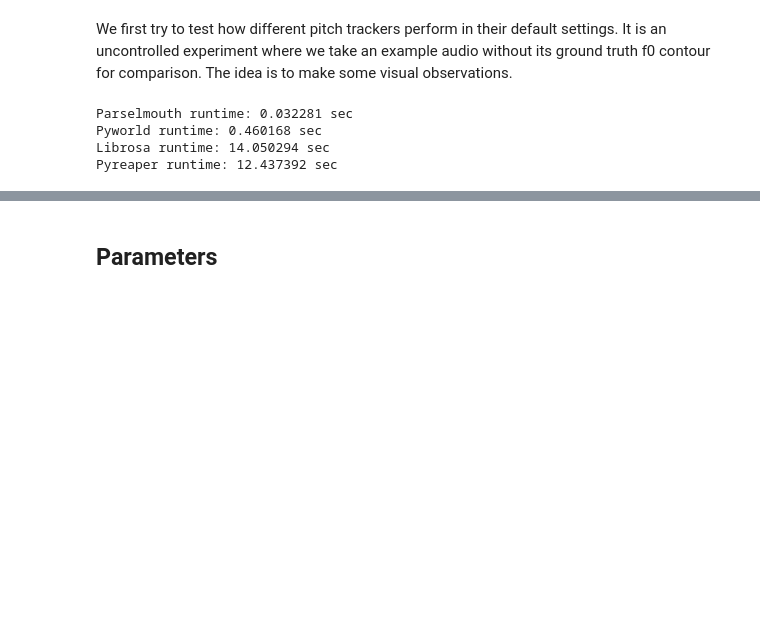
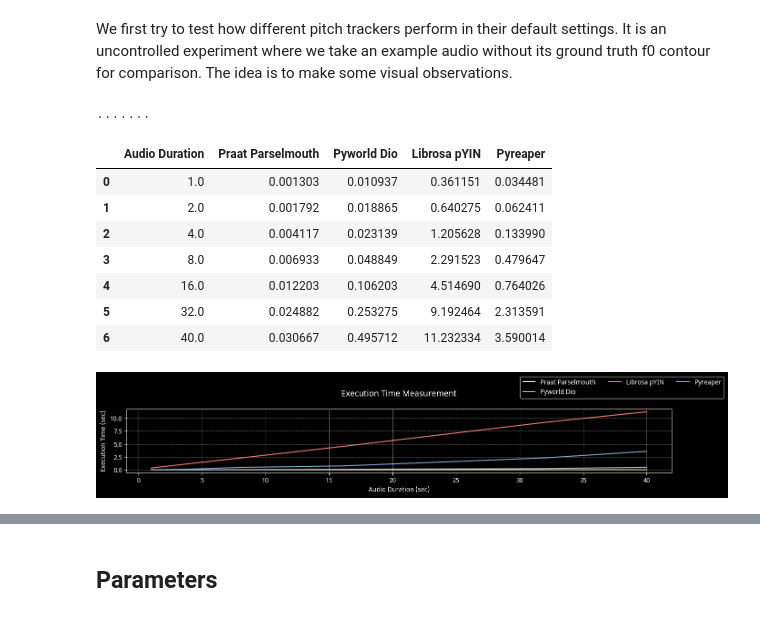
Before and after one commit to meluron-codecafe/devquest, a Jupyter notebook: notebooks/TOOL-Comparing_Pitch_Trackers.ipynb, the cells around one changed output, grey strips where cells are left out. Cells and saved outputs as stored; diff of their text form; code cells hidden in the pictures; blank space fills up the shorter version.

```diff
--- a/notebooks/TOOL-Comparing_Pitch_Trackers.ipynb
+++ b/notebooks/TOOL-Comparing_Pitch_Trackers.ipynb
@@ -107,17 +144,31 @@ def get_f0_contour(y, sr, lib):
-# %%
-f0_pm, t_pm, runtime = get_f0_contour(y=y, sr=sr, lib="pm") # Parselmouth
-print(f"Parselmouth runtime: {runtime:4f} sec")
-
-f0_pw, t_pw, runtime = get_f0_contour(y=y, sr=sr, lib="pw") # Pyworld
-print(f"Pyworld runtime: {runtime:4f} sec")
-
-f0_lr, t_lr, runtime = get_f0_contour(y=y, sr=sr, lib="lr") # Librosa
-print(f"Librosa runtime: {runtime:4f} sec")
-
-f0_pr, t_pr, runtime = get_f0_contour(y=y, sr=sr, lib="pr") # Pyreaper
-print(f"Pyreaper runtime: {runtime:4f} sec")
-# %% [output]
-Parselmouth runtime: 0.032281 sec
-Pyworld runtime: 0.460168 sec
-Librosa runtime: 14.050294 sec
-Pyreaper runtime: 12.437392 sec
+# %%
+runtime_df = pd.DataFrame(columns=["Audio Duration", "Praat Parselmouth", "Pyworld Dio", "Librosa pYIN", "Pyreaper"])
+
+durs = [1, 2, 4, 8, 16, 32, 40] # We will test for audio of these duration (seconds)
+for dur in durs:
+    print(".", end="")
+    result = test_time_complexity(dur) # Duration of the loaded audio signal, Execution time for Praat Parselmouth, Pyworld Dio, Librosa pYIN, Pyreaper in seconds
+    runtime_df.loc[len(runtime_df)] = result
+# %% [output]
+.......
+# %%
+fig = ms.fig("s")
+fig.add_signal(runtime_df['Praat Parselmouth'], runtime_df['Audio Duration'], label="Praat Parselmouth", ax=1)
+fig.add_signal(runtime_df['Pyworld Dio'], runtime_df['Audio Duration'], label="Pyworld Dio", ax=1)
+fig.add_signal(runtime_df['Librosa pYIN'], runtime_df['Audio Duration'], label="Librosa pYIN", ax=1)
+fig.add_signal(runtime_df['Pyreaper'], runtime_df['Audio Duration'], label="Pyreaper", ax=1, ylabel="Execution Time (sec)")
+fig.add_xlabel("Audio Duration (sec)")
+fig.add_title("Execution Time Measurement")
+fig.add_legend(1.2)
+
+runtime_df
+# %% [output]
+|  | Audio Duration | Praat Parselmouth | Pyworld Dio | Librosa pYIN | Pyreaper |
+| 0 | 1.0 | 0.001303 | 0.010937 | 0.361151 | 0.034481 |
+| 1 | 2.0 | 0.001792 | 0.018865 | 0.640275 | 0.062411 |
+| 2 | 4.0 | 0.004117 | 0.023139 | 1.205628 | 0.133990 |
+| 3 | 8.0 | 0.006933 | 0.048849 | 2.291523 | 0.479647 |
+| 4 | 16.0 | 0.012203 | 0.106203 | 4.514690 | 0.764026 |
+| 5 | 32.0 | 0.024882 | 0.253275 | 9.192464 | 2.313591 |
+| 6 | 40.0 | 0.030667 | 0.495712 | 11.232334 | 3.590014 |
+[figure, added]
```
Also changed, not shown: parts of 11 cells of this notebook, 13 other files.
